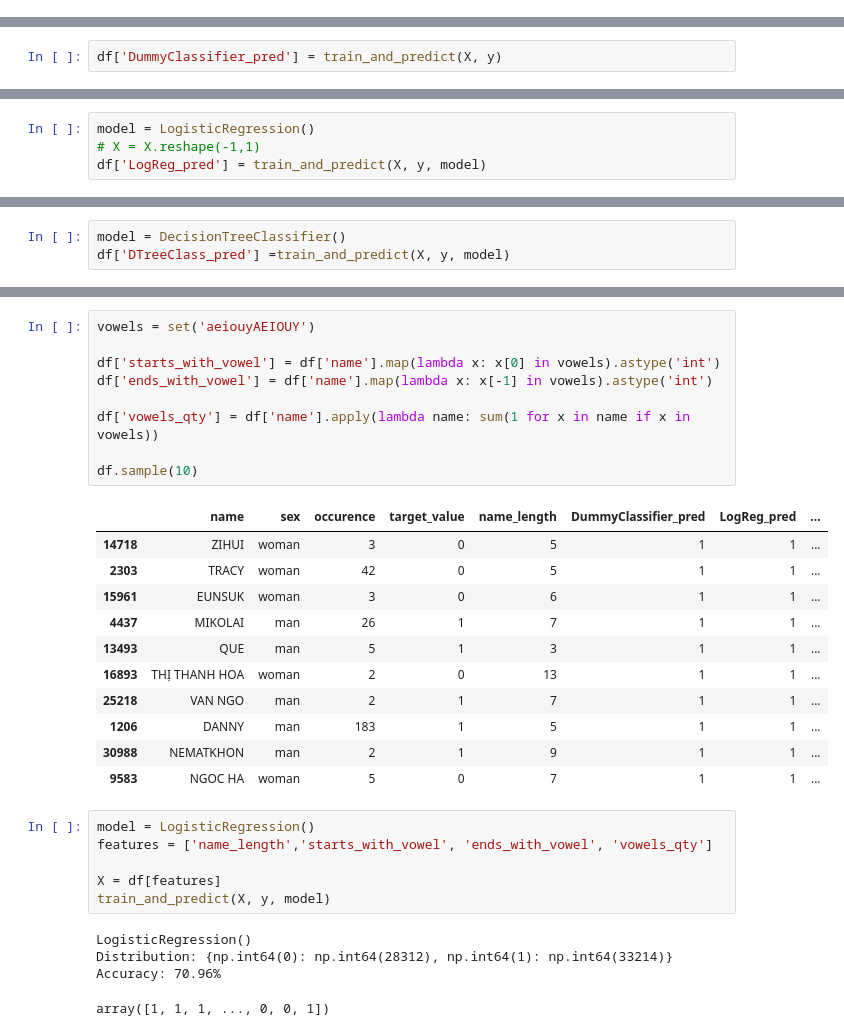
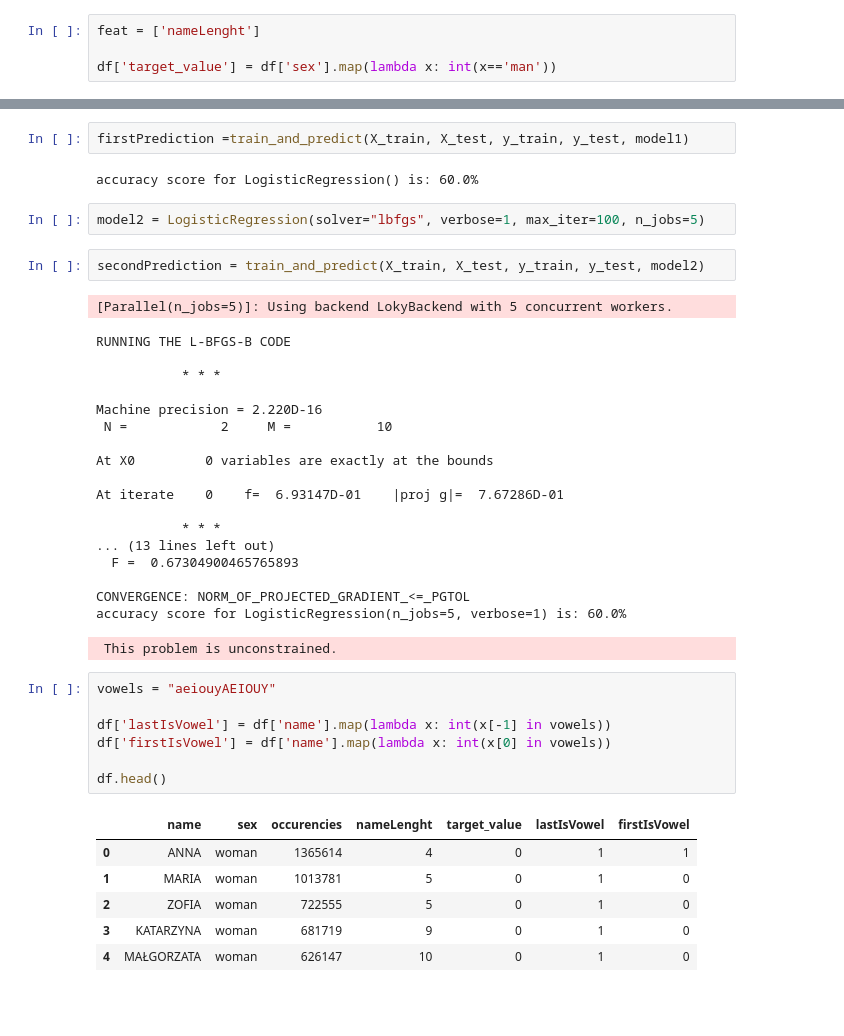
Before and after one commit to marcintubielewicz/python, a Jupyter notebook: machine-learning/basic_prediction/notebooks/names_prediction.ipynb, the cells around one changed output, grey strips where cells are left out. Drawn from its saved outputs; the diff is of its cells as text; blank space fills up the shorter version.

Commit message:
set data source and get some predictions

```diff
--- a/machine-learning/basic_prediction/notebooks/names_prediction.ipynb
+++ b/machine-learning/basic_prediction/notebooks/names_prediction.ipynb
@@ -151 +134,5 @@ df.sample(5)
+# %%
+feat = ['nameLenght']
+
+df['target_value'] = df['sex'].map(lambda x: int(x=='man'))
 # %%
@@ -165,2 +142,0 @@ def train_and_predict(X, y, model=None, metric=accuracy_score):
-# %%
-df['DummyClassifier_pred'] = train_and_predict(X, y)
@@ -171,4 +142,0 @@ Accuracy: 60.22%
-# %%
-model = LogisticRegression()
-# X = X.reshape(-1,1)
-df['LogReg_pred'] = train_and_predict(X, y, model)
@@ -179,3 +142,0 @@ Accuracy: 60.22%
-# %%
-model = DecisionTreeClassifier()
-df['DTreeClass_pred'] =train_and_predict(X, y, model)
@@ -188,32 +158,42 @@ Basic feature engineering
+# %%
+firstPrediction =train_and_predict(X_train, X_test, y_train, y_test, model1)
+# %% [output]
+accuracy score for LogisticRegression() is: 60.0%
+# %%
+model2 = LogisticRegression(solver="lbfgs", verbose=1, max_iter=100, n_jobs=5)
+# %%
+secondPrediction = train_and_predict(X_train, X_test, y_train, y_test, model2)
+# %% [output]
+[Parallel(n_jobs=5)]: Using backend LokyBackend with 5 concurrent workers.
+RUNNING THE L-BFGS-B CODE
+
+           * * *
+
+Machine precision = 2.220D-16
+ N =            2     M =           10
+
+At X0         0 variables are exactly at the bounds
+
+At iterate    0    f=  6.93147D-01    |proj g|=  7.67286D-01
+
+           * * *
+... (13 lines left out)
+  F =  0.67304900465765893
+
+CONVERGENCE: NORM_OF_PROJECTED_GRADIENT_<=_PGTOL
+accuracy score for LogisticRegression(n_jobs=5, verbose=1) is: 60.0%
+ This problem is unconstrained.
 # %%
-vowels = set('aeiouyAEIOUY')
+vowels = "aeiouyAEIOUY"
 
-df['starts_with_vowel'] = df['name'].map(lambda x: x[0] in vowels).astype('int')
-df['ends_with_vowel'] = df['name'].map(lambda x: x[-1] in vowels).astype('int')
+df['lastIsVowel'] = df['name'].map(lambda x: int(x[-1] in vowels))
+df['firstIsVowel'] = df['name'].map(lambda x: int(x[0] in vowels))
 
-df['vowels_qty'] = df['name'].apply(lambda name: sum(1 for x in name if x in vowels))
-
-df.sample(10)
+df.head()
 # %% [output]
-|  | name | sex | occurence | target_value | name_length | DummyClassifier_pred | LogReg_pred | ... |
-| 14718 | ZIHUI | woman | 3 | 0 | 5 | 1 | 1 | ... |
-| 2303 | TRACY | woman | 42 | 0 | 5 | 1 | 1 | ... |
-| 15961 | EUNSUK | woman | 3 | 0 | 6 | 1 | 1 | ... |
-| 4437 | MIKOLAI | man | 26 | 1 | 7 | 1 | 1 | ... |
-| 13493 | QUE | man | 5 | 1 | 3 | 1 | 1 | ... |
-| 16893 | THỊ THANH HOA | woman | 2 | 0 | 13 | 1 | 1 | ... |
-| 25218 | VAN NGO | man | 2 | 1 | 7 | 1 | 1 | ... |
-| 1206 | DANNY | man | 183 | 1 | 5 | 1 | 1 | ... |
-| 30988 | NEMATKHON | man | 2 | 1 | 9 | 1 | 1 | ... |
-| 9583 | NGOC HA | woman | 5 | 0 | 7 | 1 | 1 | ... |
+|  | name | sex | occurencies | nameLenght | target_value | lastIsVowel | firstIsVowel |
+| 0 | ANNA | woman | 1365614 | 4 | 0 | 1 | 1 |
+| 1 | MARIA | woman | 1013781 | 5 | 0 | 1 | 0 |
+| 2 | ZOFIA | woman | 722555 | 5 | 0 | 1 | 0 |
+| 3 | KATARZYNA | woman | 681719 | 9 | 0 | 1 | 0 |
+| 4 | MAŁGORZATA | woman | 626147 | 10 | 0 | 1 | 0 |
-# %%
-model = LogisticRegression()
-features = ['name_length','starts_with_vowel', 'ends_with_vowel', 'vowels_qty']
-
-X = df[features]
-train_and_predict(X, y, model)
-# %% [output]
-LogisticRegression()
-Distribution: {np.int64(0): np.int64(28312), np.int64(1): np.int64(33214)}
-Accuracy: 70.96%
-array([1, 1, 1, ..., 0, 0, 1])
```
Also changed, not shown: parts of 41 cells of this notebook, 14 other files.
